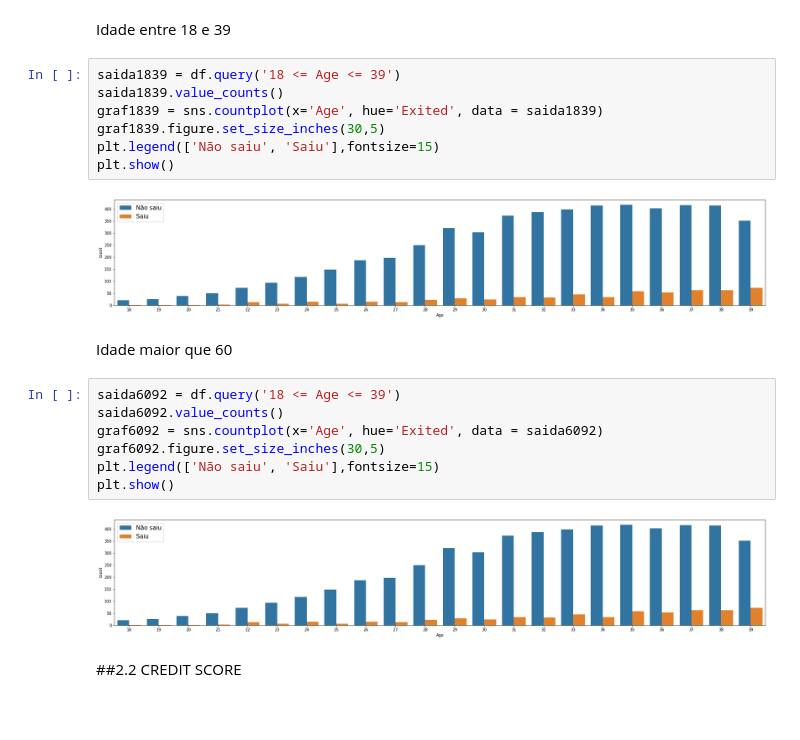
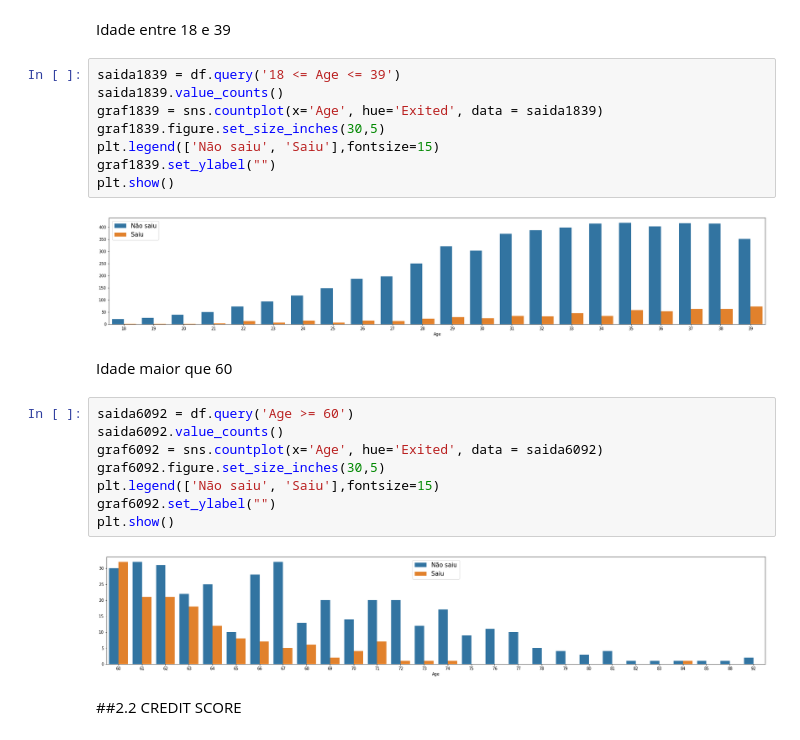
Before and after one commit to guilhermevicente11/analise-dados-churn, a Jupyter notebook: códigos_do_relatório.ipynb, the cells around one changed output. Drawn from its saved outputs; the diff is of its cells as text; blank space fills up the shorter version.

```diff
--- a/códigos_do_relatório.ipynb
+++ b/códigos_do_relatório.ipynb
@@ -140,20 +142,22 @@ saida1839.value_counts()
 graf1839 = sns.countplot(x='Age', hue='Exited', data = saida1839)
 graf1839.figure.set_size_inches(30,5)
 plt.legend(['Não saiu', 'Saiu'],fontsize=15)
+graf1839.set_ylabel("")
 plt.show()
 # %% [output]
-[figure, old version]
+[figure, new version]
 # %% [markdown]
 Idade maior que 60
 # %%
-saida6092 = df.query('18 <= Age <= 39')
+saida6092 = df.query('Age >= 60')
 saida6092.value_counts()
 graf6092 = sns.countplot(x='Age', hue='Exited', data = saida6092)
 graf6092.figure.set_size_inches(30,5)
 plt.legend(['Não saiu', 'Saiu'],fontsize=15)
+graf6092.set_ylabel("")
 plt.show()
 # %% [output]
-[figure, old version]
+[figure, new version]
 # %% [markdown]
 ##2.2 CREDIT SCORE
 # %% [markdown]
```
Also changed, not shown: parts of 4 cells of this notebook.
